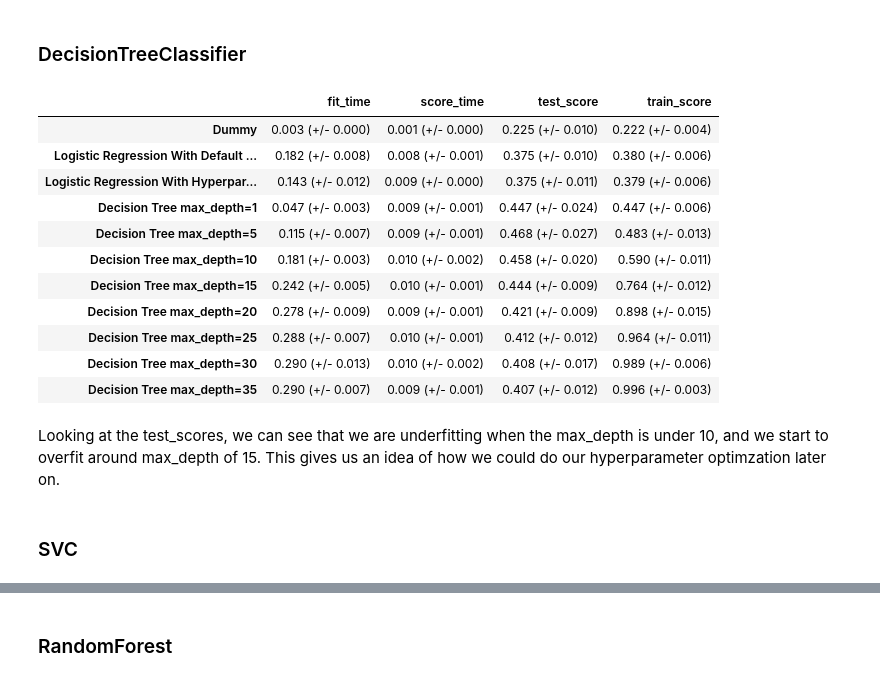
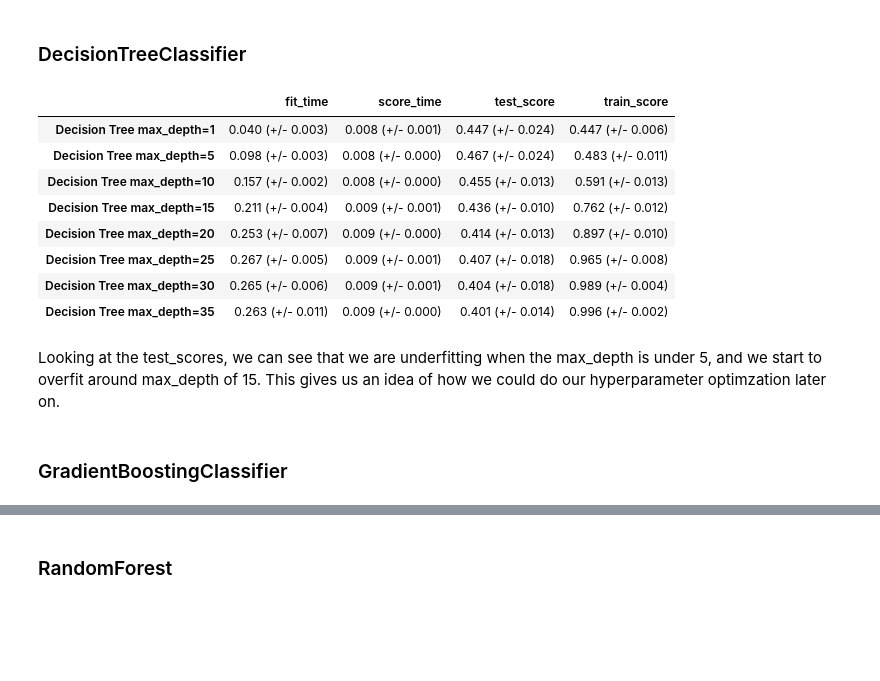
Before and after one commit to BradPeng/cpsc330-2023s, a Jupyter notebook: hw/hw5/hw5.ipynb, the cells around one changed output, grey strips where cells are left out. Cells and saved outputs as stored; diff of their text form; code cells hidden in the pictures; blank space fills up the shorter version.

```diff
--- a/hw/hw5/hw5.ipynb
+++ b/hw/hw5/hw5.ipynb
@@ -376,13 +373,16 @@ numeric_features = [
     "PAY_AMT5",
     "PAY_AMT6",
 ]
-categorical_features = ["EDUCATION", "MARRIAGE"]
+
+ordinal_features = ["EDUCATION"]
+categorical_features = ["MARRIAGE"]
 binary_features = ["SEX", "PAID_CREDIT1", "PAID_CREDIT2", "PAID_CREDIT3", "PAID_CREDIT4", "PAID_CREDIT5", "PAID_CREDIT6"]
 drop_features = ["ID"]
 target = "default.payment.next.month"
 
 preprocessor = make_column_transformer(
     (StandardScaler(), numeric_features),
+    (OrdinalEncoder(), ordinal_features),
     (OneHotEncoder(handle_unknown="ignore"), categorical_features),
     (OneHotEncoder(handle_unknown="ignore", drop="if_binary"), binary_features),
     ("drop", drop_features),
@@ -484,12 +479,7 @@ results["Logistic Regression With Default Hyperparameter"] = mean_std_cross_val_
     pipe_lr, X_train, y_train, return_train_score=True, scoring=f1_scorer
 )
 # %%
-pipe_lr = make_pipeline(
-    preprocessor, LogisticRegression(max_iter=1000)
-)
-from scipy.stats import lognorm, loguniform, randint
-
-param_grid = {"logisticregression__C": loguniform(1e-3, 1e3)}
+param_grid = {"logisticregression__C": [0.01, 0.1, 1, 10]}
 
 random_search = RandomizedSearchCV(
     pipe_lr,
@@ -560,28 +542,26 @@ _Type your answer here, replacing this text._
 ### DecisionTreeClassifier
 # %%
 tuning_params = [1, 5, 10, 15, 20, 25, 30, 35]
+decision_tree_results = {}
 for i in tuning_params:
     pipe_lr = make_pipeline(
         preprocessor, DecisionTreeClassifier(max_depth=i)
     )
-    results[f"Decision Tree max_depth={i}"] = mean_std_cross_val_scores(
+    decision_tree_results[f"Decision Tree max_depth={i}"] = mean_std_cross_val_scores(
         pipe_lr, X_train, y_train, return_train_score=True, scoring=f1_scorer
     )
-pd.DataFrame(results).T
+pd.DataFrame(decision_tree_results).T
 # %% [output]
 |  | fit_time | score_time | test_score | train_score |
-| Dummy | 0.003 (+/- 0.000) | 0.001 (+/- 0.000) | 0.225 (+/- 0.010) | 0.222 (+/- 0.004) |
-| Logistic Regression With Default ... | 0.182 (+/- 0.008) | 0.008 (+/- 0.001) | 0.375 (+/- 0.010) | 0.380 (+/- 0.006) |
-| Logistic Regression With Hyperpar... | 0.143 (+/- 0.012) | 0.009 (+/- 0.000) | 0.375 (+/- 0.011) | 0.379 (+/- 0.006) |
-| Decision Tree max_depth=1 | 0.047 (+/- 0.003) | 0.009 (+/- 0.001) | 0.447 (+/- 0.024) | 0.447 (+/- 0.006) |
-| Decision Tree max_depth=5 | 0.115 (+/- 0.007) | 0.009 (+/- 0.001) | 0.468 (+/- 0.027) | 0.483 (+/- 0.013) |
-| Decision Tree max_depth=10 | 0.181 (+/- 0.003) | 0.010 (+/- 0.002) | 0.458 (+/- 0.020) | 0.590 (+/- 0.011) |
-| Decision Tree max_depth=15 | 0.242 (+/- 0.005) | 0.010 (+/- 0.001) | 0.444 (+/- 0.009) | 0.764 (+/- 0.012) |
-| Decision Tree max_depth=20 | 0.278 (+/- 0.009) | 0.009 (+/- 0.001) | 0.421 (+/- 0.009) | 0.898 (+/- 0.015) |
-| Decision Tree max_depth=25 | 0.288 (+/- 0.007) | 0.010 (+/- 0.001) | 0.412 (+/- 0.012) | 0.964 (+/- 0.011) |
-| Decision Tree max_depth=30 | 0.290 (+/- 0.013) | 0.010 (+/- 0.002) | 0.408 (+/- 0.017) | 0.989 (+/- 0.006) |
-| Decision Tree max_depth=35 | 0.290 (+/- 0.007) | 0.009 (+/- 0.001) | 0.407 (+/- 0.012) | 0.996 (+/- 0.003) |
+| Decision Tree max_depth=1 | 0.040 (+/- 0.003) | 0.008 (+/- 0.001) | 0.447 (+/- 0.024) | 0.447 (+/- 0.006) |
+| Decision Tree max_depth=5 | 0.098 (+/- 0.003) | 0.008 (+/- 0.000) | 0.467 (+/- 0.024) | 0.483 (+/- 0.011) |
+| Decision Tree max_depth=10 | 0.157 (+/- 0.002) | 0.008 (+/- 0.000) | 0.455 (+/- 0.013) | 0.591 (+/- 0.013) |
+| Decision Tree max_depth=15 | 0.211 (+/- 0.004) | 0.009 (+/- 0.001) | 0.436 (+/- 0.010) | 0.762 (+/- 0.012) |
+| Decision Tree max_depth=20 | 0.253 (+/- 0.007) | 0.009 (+/- 0.000) | 0.414 (+/- 0.013) | 0.897 (+/- 0.010) |
+| Decision Tree max_depth=25 | 0.267 (+/- 0.005) | 0.009 (+/- 0.001) | 0.407 (+/- 0.018) | 0.965 (+/- 0.008) |
+| Decision Tree max_depth=30 | 0.265 (+/- 0.006) | 0.009 (+/- 0.001) | 0.404 (+/- 0.018) | 0.989 (+/- 0.004) |
+| Decision Tree max_depth=35 | 0.263 (+/- 0.011) | 0.009 (+/- 0.000) | 0.401 (+/- 0.014) | 0.996 (+/- 0.002) |
 # %% [markdown]
-Looking at the test_scores, we can see that we are underfitting when the max_depth is under 10, and we start to overfit around max_depth of 15. This gives us an idea of how we could do our hyperparameter optimzation later on.
+Looking at the test_scores, we can see that we are underfitting when the max_depth is under 5, and we start to overfit around max_depth of 15. This gives us an idea of how we could do our hyperparameter optimzation later on.
 # %% [markdown]
-### SVC
+### GradientBoostingClassifier
```
Also changed, not shown: parts of 66 cells of this notebook, 1 other file.
